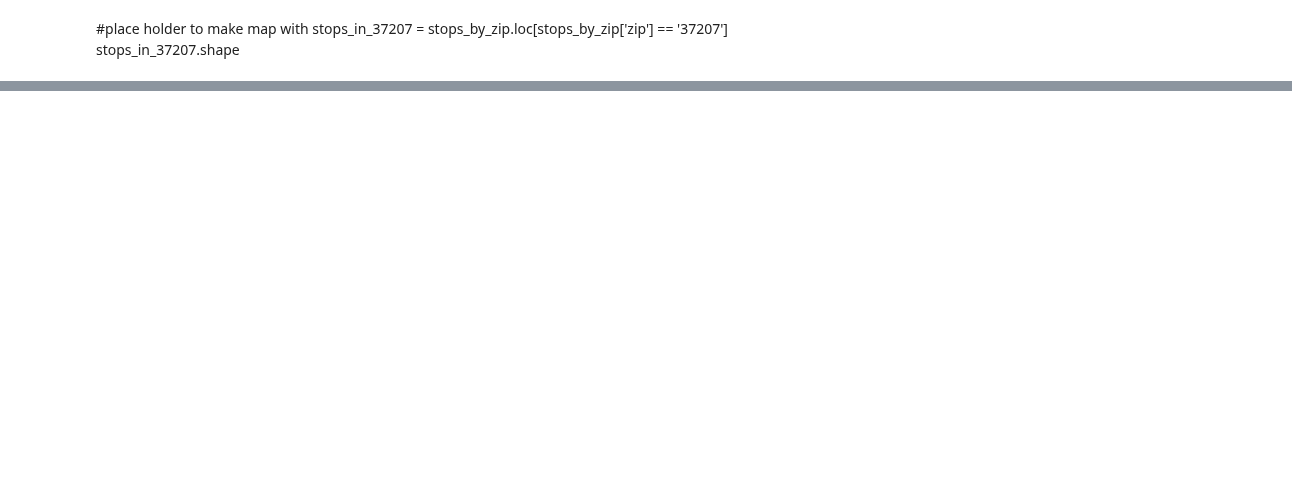
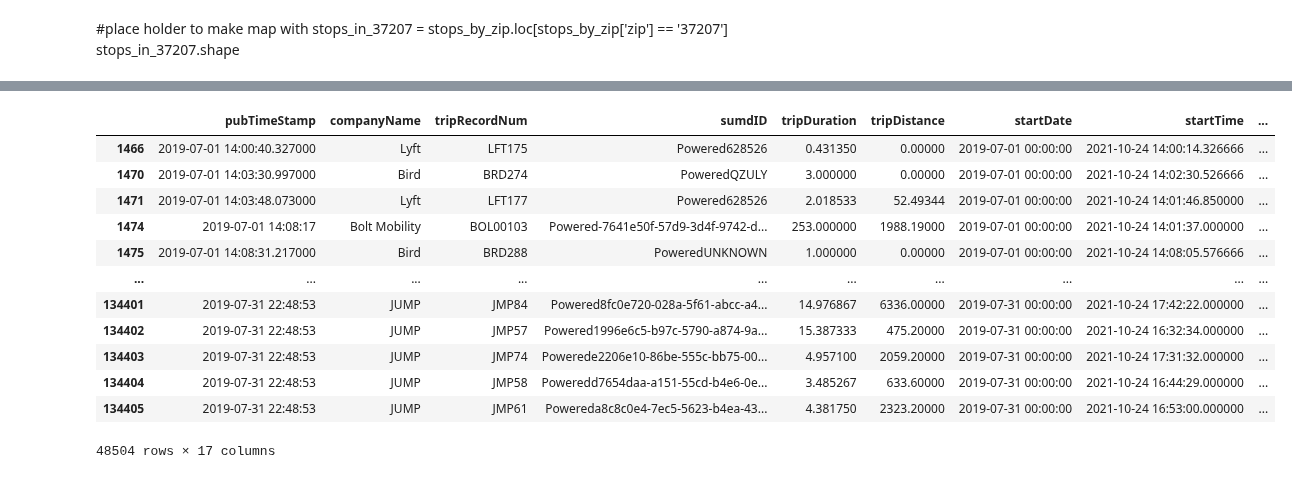
Before and after one commit to Quezadajl/nashville-scooters-project, a Jupyter notebook: notebooks/july_scooter.ipynb, the cells around one changed output, grey strips where cells are left out. Drawn from its saved outputs; the diff is of its cells as text; code cells hidden in the pictures; blank space fills up the shorter version.

```diff
--- a/notebooks/july_scooter.ipynb
+++ b/notebooks/july_scooter.ipynb
@@ -303,0 +320,16 @@ july_trip.head()
+# %%
+rush_hour_afternoon
+# %% [output]
+|  | pubTimeStamp | companyName | tripRecordNum | sumdID | tripDuration | tripDistance | startDate | startTime | ... |
+| 1466 | 2019-07-01 14:00:40.327000 | Lyft | LFT175 | Powered628526 | 0.431350 | 0.00000 | 2019-07-01 00:00:00 | 2021-10-24 14:00:14.326666 | ... |
+| 1470 | 2019-07-01 14:03:30.997000 | Bird | BRD274 | PoweredQZULY | 3.000000 | 0.00000 | 2019-07-01 00:00:00 | 2021-10-24 14:02:30.526666 | ... |
+| 1471 | 2019-07-01 14:03:48.073000 | Lyft | LFT177 | Powered628526 | 2.018533 | 52.49344 | 2019-07-01 00:00:00 | 2021-10-24 14:01:46.850000 | ... |
+| 1474 | 2019-07-01 14:08:17 | Bolt Mobility | BOL00103 | Powered-7641e50f-57d9-3d4f-9742-d... | 253.000000 | 1988.19000 | 2019-07-01 00:00:00 | 2021-10-24 14:01:37.000000 | ... |
+| 1475 | 2019-07-01 14:08:31.217000 | Bird | BRD288 | PoweredUNKNOWN | 1.000000 | 0.00000 | 2019-07-01 00:00:00 | 2021-10-24 14:08:05.576666 | ... |
+| ... | ... | ... | ... | ... | ... | ... | ... | ... | ... |
+| 134401 | 2019-07-31 22:48:53 | JUMP | JMP84 | Powered8fc0e720-028a-5f61-abcc-a4... | 14.976867 | 6336.00000 | 2019-07-31 00:00:00 | 2021-10-24 17:42:22.000000 | ... |
+| 134402 | 2019-07-31 22:48:53 | JUMP | JMP57 | Powered1996e6c5-b97c-5790-a874-9a... | 15.387333 | 475.20000 | 2019-07-31 00:00:00 | 2021-10-24 16:32:34.000000 | ... |
+| 134403 | 2019-07-31 22:48:53 | JUMP | JMP74 | Powerede2206e10-86be-555c-bb75-00... | 4.957100 | 2059.20000 | 2019-07-31 00:00:00 | 2021-10-24 17:31:32.000000 | ... |
+| 134404 | 2019-07-31 22:48:53 | JUMP | JMP58 | Poweredd7654daa-a151-55cd-b4e6-0e... | 3.485267 | 633.60000 | 2019-07-31 00:00:00 | 2021-10-24 16:44:29.000000 | ... |
+| 134405 | 2019-07-31 22:48:53 | JUMP | JMP61 | Powereda8c8c0e4-7ec5-5623-b4ea-43... | 4.381750 | 2323.20000 | 2019-07-31 00:00:00 | 2021-10-24 16:53:00.000000 | ... |
+48504 rows × 17 columns
```
Also changed, not shown: parts of 42 cells of this notebook.
